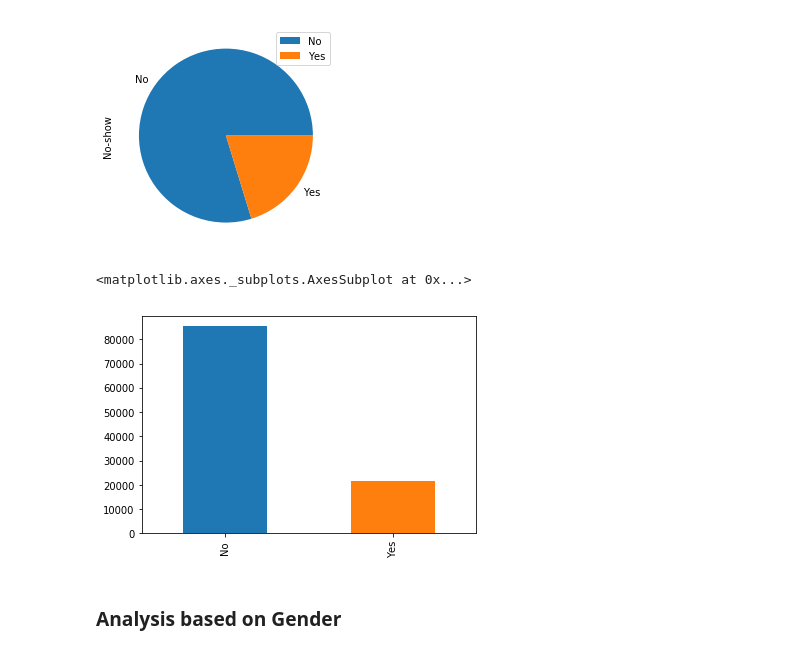
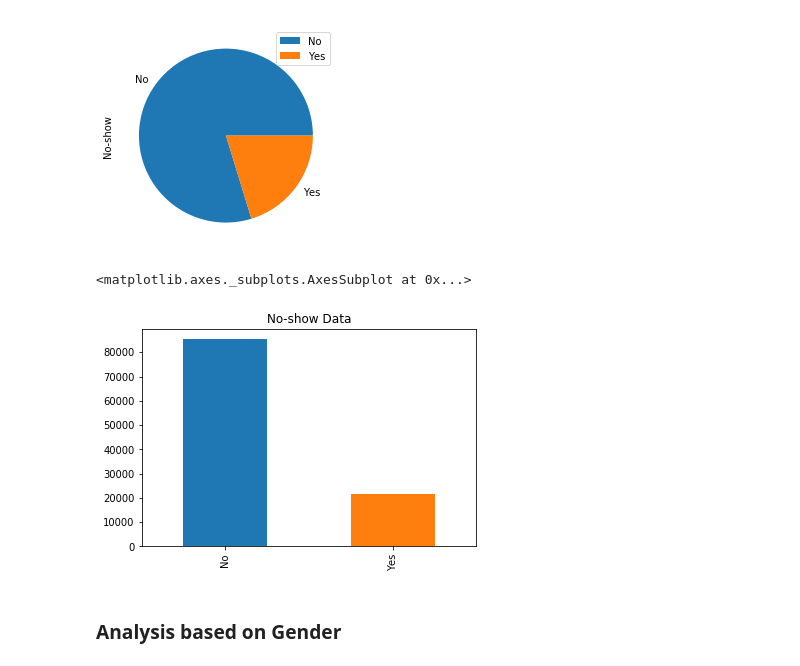
Before and after one commit to harveenchadha/Udacity-Data-Analyst-Nanodegree, a Jupyter notebook: Project 2/Kaggle-No-show-Analysis.ipynb, the cells around one changed output. Drawn from its saved outputs; the diff is of its cells as text; code cells hidden in the pictures.

```diff
--- a/Project 2/Kaggle-No-show-Analysis.ipynb
+++ b/Project 2/Kaggle-No-show-Analysis.ipynb
@@ -103,10 +103,10 @@ df_count.plot(kind='pie', legend=True, figsize=(4,4))
 <matplotlib.axes._subplots.AxesSubplot at 0x...>
 [figure]
 # %%
-df_count.plot(kind='bar')
+df_count.plot(kind='bar',title="No-show Data")
 # %% [output]
 <matplotlib.axes._subplots.AxesSubplot at 0x...>
-[figure, old version]
+[figure, new version]
 # %% [markdown]
 ### Analysis based on Gender
 # %%
```
Also changed, not shown: parts of 29 cells of this notebook.
